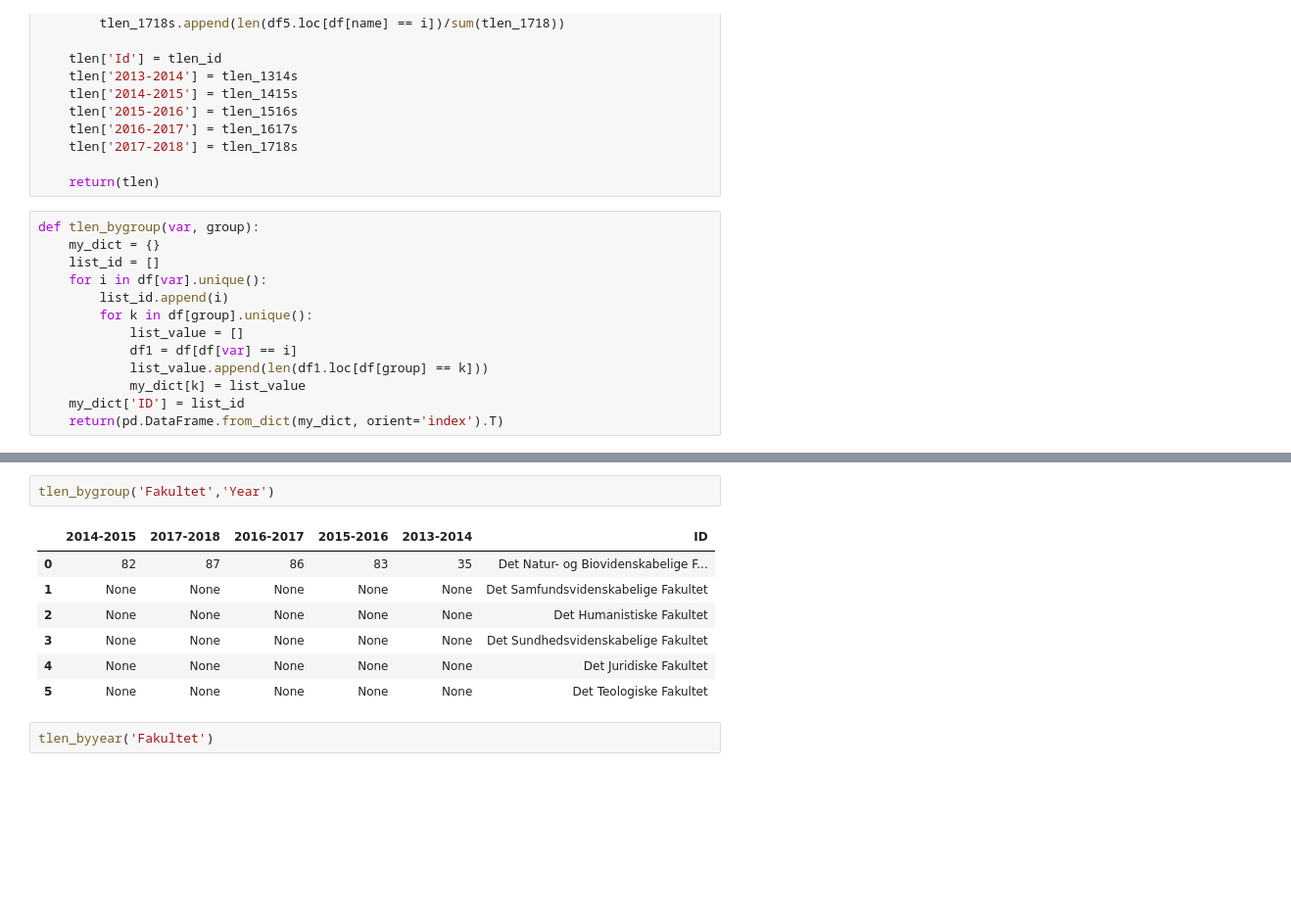
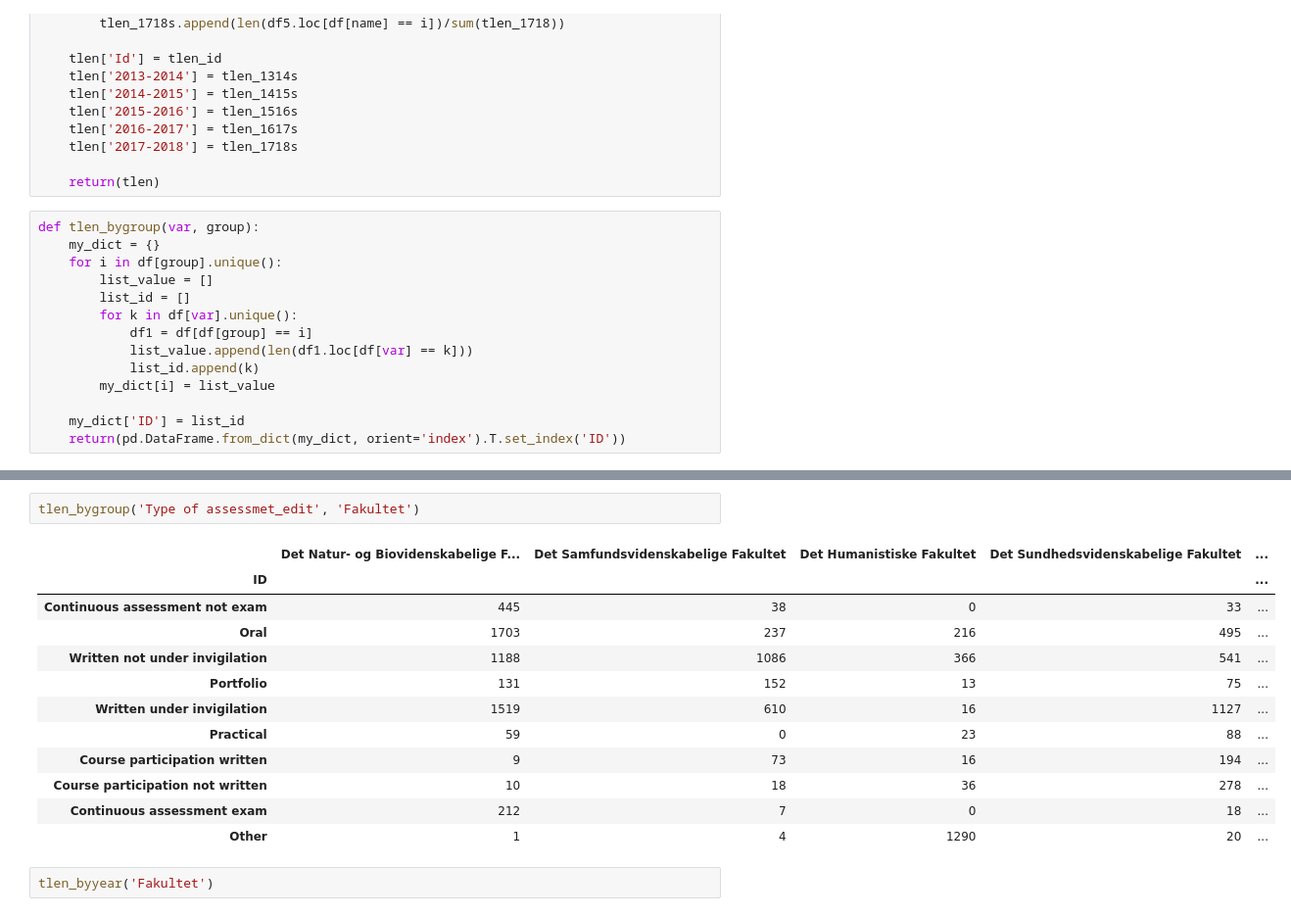
Before and after one commit to tnv875/Group18-NoTeeth, a Jupyter notebook: Exam project/Mag/Deskriptiv statistik.ipynb, the cells around one changed output, grey strips where cells are left out. Shown at 98% size. Saved outputs shown, nothing was run; the diff lists cells and outputs as text; blank space fills up the shorter version.

```diff
--- a/Exam project/Mag/Deskriptiv statistik.ipynb
+++ b/Exam project/Mag/Deskriptiv statistik.ipynb
@@ -159,13 +161,14 @@ def tlen_byyear_share(name):
 # %%
 def tlen_bygroup(var, group):
     my_dict = {}
-    list_id = []
-    for i in df[var].unique():
-        list_id.append(i)
-        for k in df[group].unique():
-            list_value = []
-            df1 = df[df[var] == i]
-            list_value.append(len(df1.loc[df[group] == k]))
-            my_dict[k] = list_value
+    for i in df[group].unique():
+        list_value = []
+        list_id = []
+        for k in df[var].unique():
+            df1 = df[df[group] == i]
+            list_value.append(len(df1.loc[df[var] == k]))
+            list_id.append(k)
+        my_dict[i] = list_value
+
     my_dict['ID'] = list_id
-    return(pd.DataFrame.from_dict(my_dict, orient='index').T)
+    return(pd.DataFrame.from_dict(my_dict, orient='index').T.set_index('ID'))
@@ -172,13 +242,18 @@ def tlen_bygroup(var, group):
 # %%
-tlen_bygroup('Fakultet','Year')
+tlen_bygroup('Type of assessmet_edit', 'Fakultet')
 # %% [output]
-|  | 2014-2015 | 2017-2018 | 2016-2017 | 2015-2016 | 2013-2014 | ID |
-| 0 | 82 | 87 | 86 | 83 | 35 | Det Natur- og Biovidenskabelige F... |
-| 1 | None | None | None | None | None | Det Samfundsvidenskabelige Fakultet |
-| 2 | None | None | None | None | None | Det Humanistiske Fakultet |
-| 3 | None | None | None | None | None | Det Sundhedsvidenskabelige Fakultet |
-| 4 | None | None | None | None | None | Det Juridiske Fakultet |
-| 5 | None | None | None | None | None | Det Teologiske Fakultet |
+|  | Det Natur- og Biovidenskabelige F... | Det Samfundsvidenskabelige Fakultet | Det Humanistiske Fakultet | Det Sundhedsvidenskabelige Fakultet | ... |
+| ID |  |  |  |  | ... |
+| Continuous assessment not exam | 445 | 38 | 0 | 33 | ... |
+| Oral | 1703 | 237 | 216 | 495 | ... |
+| Written not under invigilation | 1188 | 1086 | 366 | 541 | ... |
+| Portfolio | 131 | 152 | 13 | 75 | ... |
+| Written under invigilation | 1519 | 610 | 16 | 1127 | ... |
+| Practical | 59 | 0 | 23 | 88 | ... |
+| Course participation written | 9 | 73 | 16 | 194 | ... |
+| Course participation not written | 10 | 18 | 36 | 278 | ... |
+| Continuous assessment exam | 212 | 7 | 0 | 18 | ... |
+| Other | 1 | 4 | 1290 | 20 | ... |
 # %%
 tlen_byyear('Fakultet')
 # %% [output]
```
Also changed, not shown: parts of 9 cells of this notebook, 1 other file.
